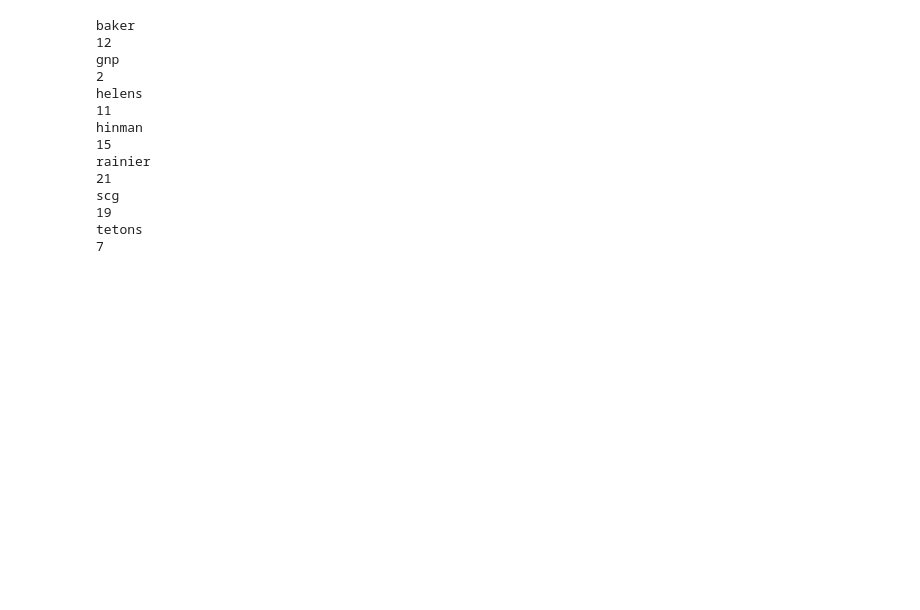
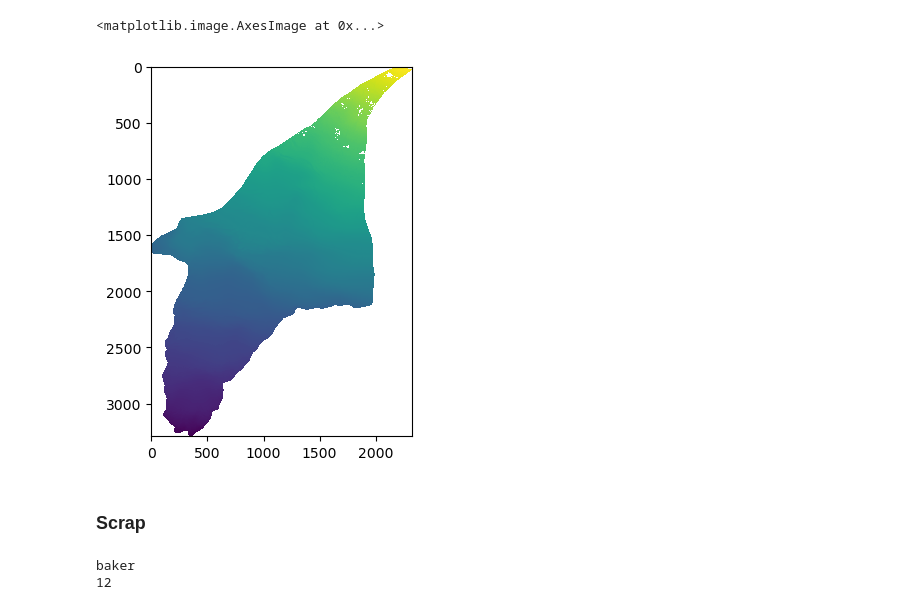
Before and after one commit to friedrichknuth/gtsa, a Jupyter notebook: notebooks/fit_regression_to_stack.ipynb, the cells around one changed output. Cells and saved outputs as stored; diff of their text form; code cells hidden in the pictures; blank space fills up the shorter version.

```diff
--- a/notebooks/fit_regression_to_stack.ipynb
+++ b/notebooks/fit_regression_to_stack.ipynb
@@ -14,0 +27,3 @@ import xarray as xr
+# %%
+rgi02_file = '/mnt/storage/knuth/sites/strato_glaciers/data/rgi/02_rgi60_WesternCanadaUS.geojson'
+rgi02_gdf = gpd.read_file(rgi02_file)
@@ -14,0 +170,12 @@ import xarray as xr
+# %%
+# bounds_gdf = strato.geospatial.bounds2polygon(xmin, xmax, ymin, ymax)
+# glaciers_gdf = gpd.sjoin(rgi02_gdf, bounds_gdf, op='intersects')
+named_glaciers_gdf = rgi02_gdf[rgi02_gdf['Name'].str.len() > 2] # named
+# named_glaciers_gdf = named_glaciers_gdf[named_glaciers_gdf['Area']>1] # greater than 1 km^2
+
+glacier_gdf = named_glaciers_gdf[named_glaciers_gdf['Name'].str.contains('Easton')]
+
+minx, miny, maxx, maxy = glacier_gdf.bounds.values[0]
+subset = ds['band1'].rio.clip_box(minx=minx, miny=miny, maxx=maxx, maxy=maxy)
+
+arr = subset.rio.clip(glacier_gdf.geometry).isel(time=5).values
@@ -14,0 +272,12 @@ import xarray as xr
+# %%
+minx, miny, maxx, maxy = glacier_gdf.bounds.values[0]
+subset = ds_zarr['band1'].rio.clip_box(minx=minx, miny=miny, maxx=maxx, maxy=maxy)
+
+arr = subset.rio.clip(glacier_gdf.geometry).isel(time=5).values
+# %%
+import matplotlib.pyplot as plt
+
+plt.imshow(arr,interpolation='none')
+# %% [output]
+<matplotlib.image.AxesImage at 0x...>
+[figure, added]
@@ -15,3 +286,5 @@ import xarray as xr
+# %% [markdown]
+### Scrap
 # %%
 bucket = 'petrichor'
 aws_server_url = 's3.us-west-2.amazonaws.com'
@@ -19,6 +292,8 @@ product = 'stack'
 base_directory = './stacks'
 
 sites = gtsa.io._get_test_sites(bucket)
+
+sites = ['baker',]
 
 for s in sites:
     folder = gtsa.io.Path(s, product).as_posix()
@@ -34,18 +309,6 @@ for s in sites:
 # %% [output]
 baker
 12
-gnp
-2
-helens
-11
-hinman
-15
-rainier
-21
-scg
-19
-tetons
-7
 # %%
 ds = xr.open_dataset(zarr_url,chunks='auto',engine='zarr')
 # %%
```
Also changed, not shown: parts of 55 cells of this notebook, 7 other files.
